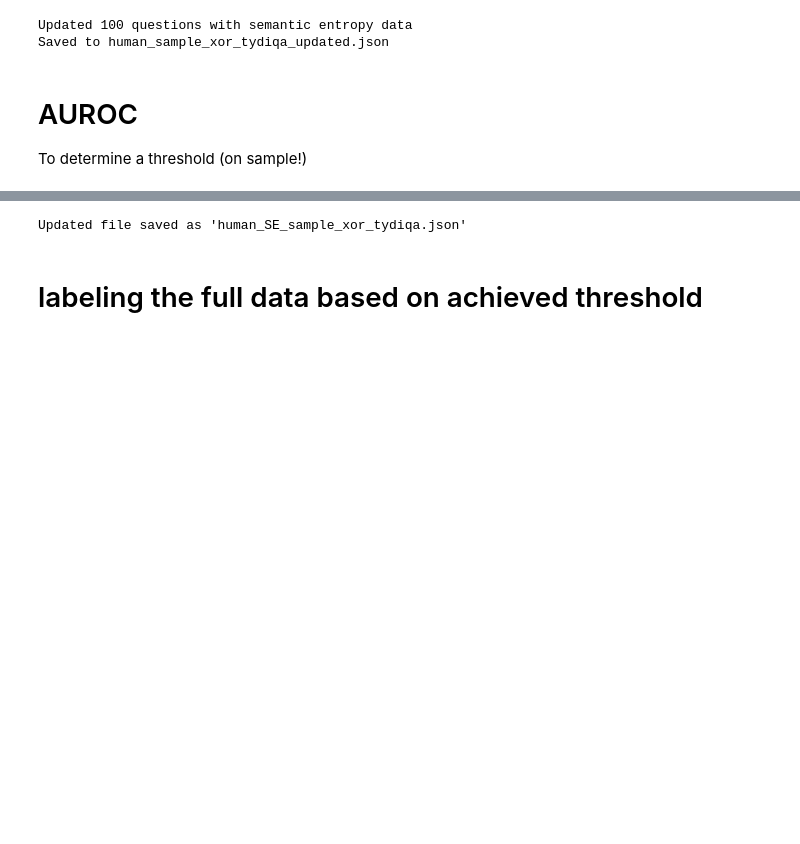
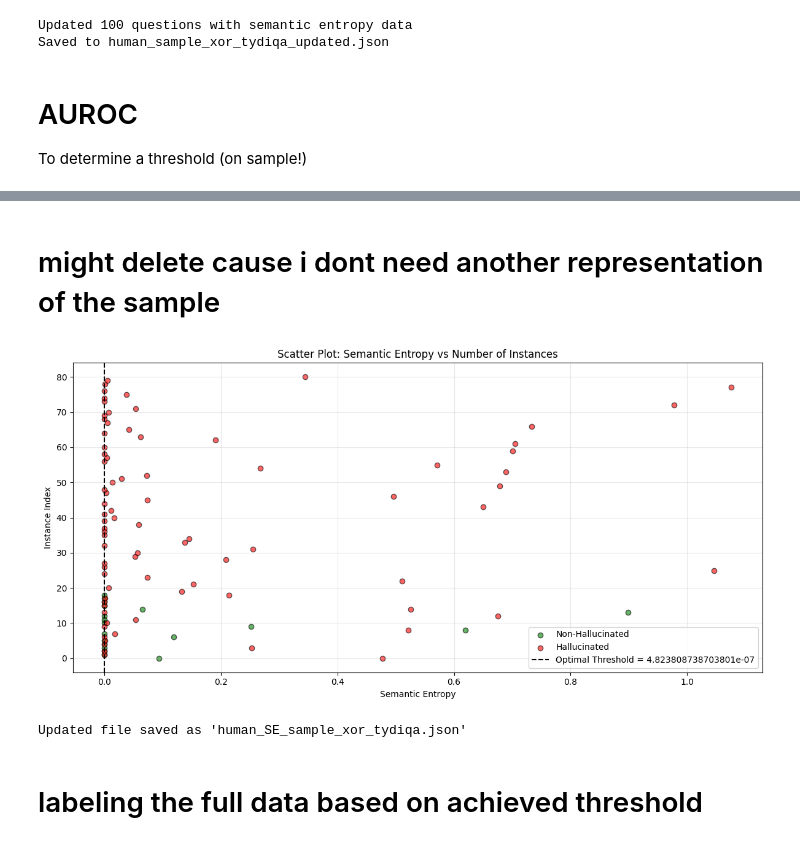
Before and after one commit to Reemaalt/Detection-of-Hallucination-in-Arabic, a Jupyter notebook: our framework code/SE_Threshold.ipynb, the cells around one changed output, grey strips where cells are left out. Cells and saved outputs as stored; diff of their text form; code cells hidden in the pictures; blank space fills up the shorter version.

```diff
--- a/our framework code/SE_Threshold.ipynb
+++ b/our framework code/SE_Threshold.ipynb
@@ -214 +202,35 @@ FN: 13, TP: 68
+# %% [markdown]
+# might delete cause i dont need another representation of the sample
+# %%
+import matplotlib.pyplot as plt
+
+# Separate entropy values by class
+entropy_hallucinated = semantic_entropy_values[true_labels == 1]
+entropy_non_hallucinated = semantic_entropy_values[true_labels == 0]
+
+# Create y-values (just for visual spreading)
+y_hallucinated = np.arange(len(entropy_hallucinated))
+y_non_hallucinated = np.arange(len(entropy_non_hallucinated))
+
+# Plot
+plt.figure(figsize=(12, 6))
+plt.scatter(entropy_non_hallucinated, y_non_hallucinated,
+            color='green', alpha=0.6, label="Non-Hallucinated", edgecolor='k')
+plt.scatter(entropy_hallucinated, y_hallucinated,
+            color='red', alpha=0.6, label="Hallucinated", edgecolor='k')
+
+# Optional: vertical threshold line
+plt.axvline(optimal_threshold, color='black', linestyle='--', linewidth=1.5,
+            label=f"Optimal Threshold = {optimal_threshold}")
+
+plt.xlabel("Semantic Entropy")
+plt.ylabel("Instance Index")
+plt.title("Scatter Plot: Semantic Entropy vs Number of Instances")
+plt.legend()
+plt.grid(alpha=0.3)
+plt.tight_layout()
+plt.savefig("entropy_vs_instances_scatter.png", dpi=300)
+plt.show()
+# %% [output]
+[figure, added]
 # %%
```
Also changed, not shown: parts of 5 cells of this notebook.
